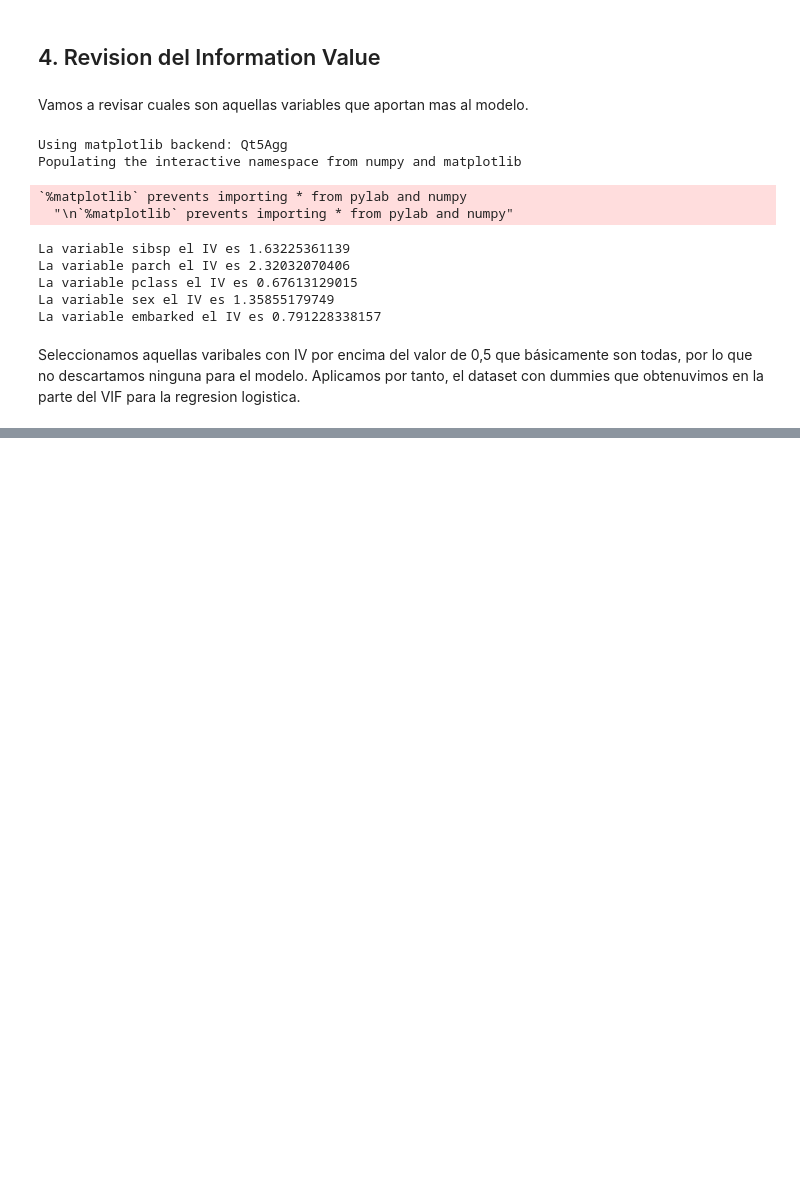
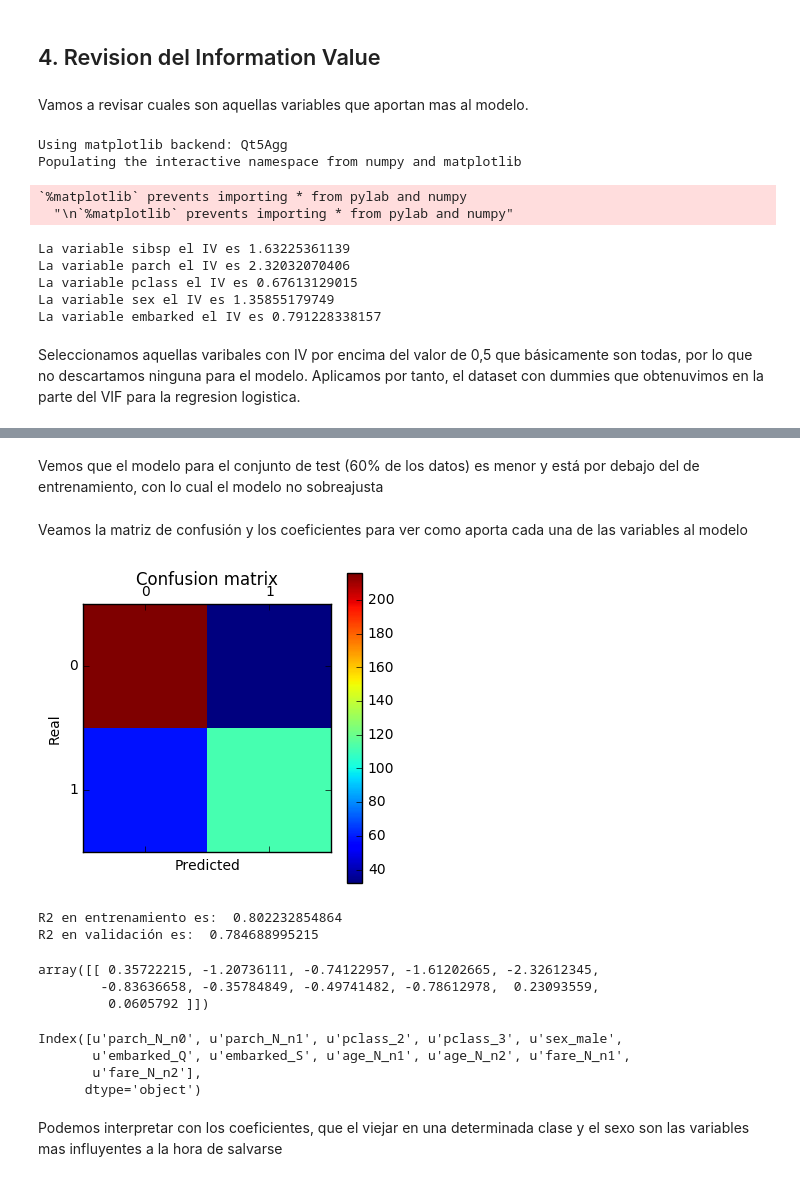
Before and after one commit to amarino5/Master-BigData-CIFF-2016, a Jupyter notebook: Aprendizaje automatico/Practica Aprendizaje automatico.ipynb, the cells around one changed output, grey strips where cells are left out. Cells and saved outputs as stored; diff of their text form; code cells hidden in the pictures; blank space fills up the shorter version.

```diff
--- a/Aprendizaje automatico/Practica Aprendizaje automatico.ipynb
+++ b/Aprendizaje automatico/Practica Aprendizaje automatico.ipynb
@@ -607,0 +636,35 @@ AUC: 0.790852874788
+# %% [markdown]
+Vemos que el modelo para el conjunto de test (60% de los datos) es menor y está por debajo del de entrenamiento, con lo cual el modelo no sobreajusta
+# %% [markdown]
+Veamos la matriz de confusión y los coeficientes para ver como aporta cada una de las variables al modelo
+# %%
+cm = confusion_matrix(y_test, y_pred) #SE INTRODUCEN LOS VALORES DE Y VERDADEROS, Y LOS PREDICHOS.
+plt.matshow(cm)
+plt.title('Confusion matrix')
+plt.colorbar()
+plt.ylabel('Real')
+plt.xlabel('Predicted')
+plt.show()
+# %% [output]
+[figure, added]
+# %%
+print 'R2 en entrenamiento es: ', classifier.score(X_train, y_train)
+print 'R2 en validación es: ', classifier.score(X_test, y_test)
+# %% [output]
+R2 en entrenamiento es:  0.802232854864
+R2 en validación es:  0.784688995215
+# %%
+classifier.coef_
+# %% [output]
+array([[ 0.35722215, -1.20736111, -0.74122957, -1.61202665, -2.32612345,
+        -0.83636658, -0.35784849, -0.49741482, -0.78612978,  0.23093559,
+         0.0605792 ]])
+# %%
+titanic_vif[features].columns
+# %% [output]
+Index([u'parch_N_n0', u'parch_N_n1', u'pclass_2', u'pclass_3', u'sex_male',
+       u'embarked_Q', u'embarked_S', u'age_N_n1', u'age_N_n2', u'fare_N_n1',
+       u'fare_N_n2'],
+      dtype='object')
+# %% [markdown]
+Podemos interpretar con los coeficientes, que el viejar en una determinada clase y el sexo son las variables mas influyentes a la hora de salvarse
```
Also changed, not shown: parts of 10 cells of this notebook.
